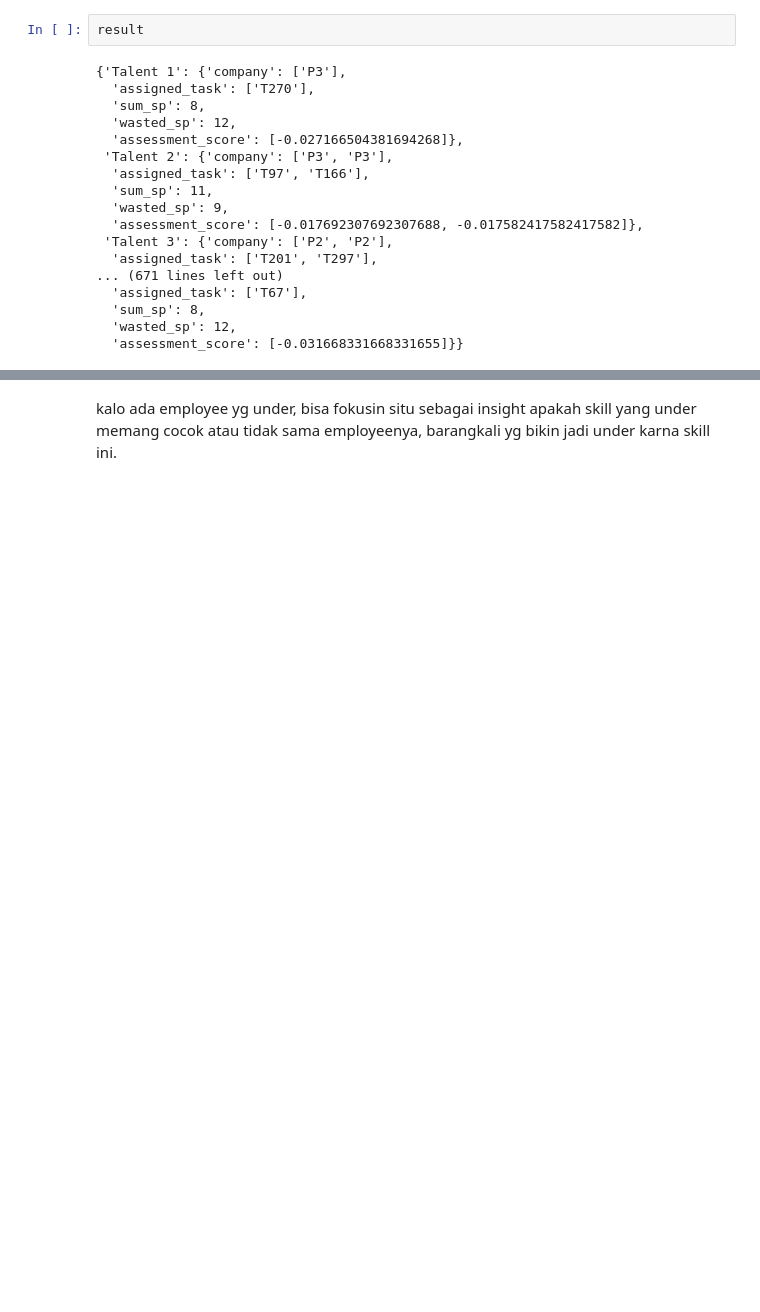
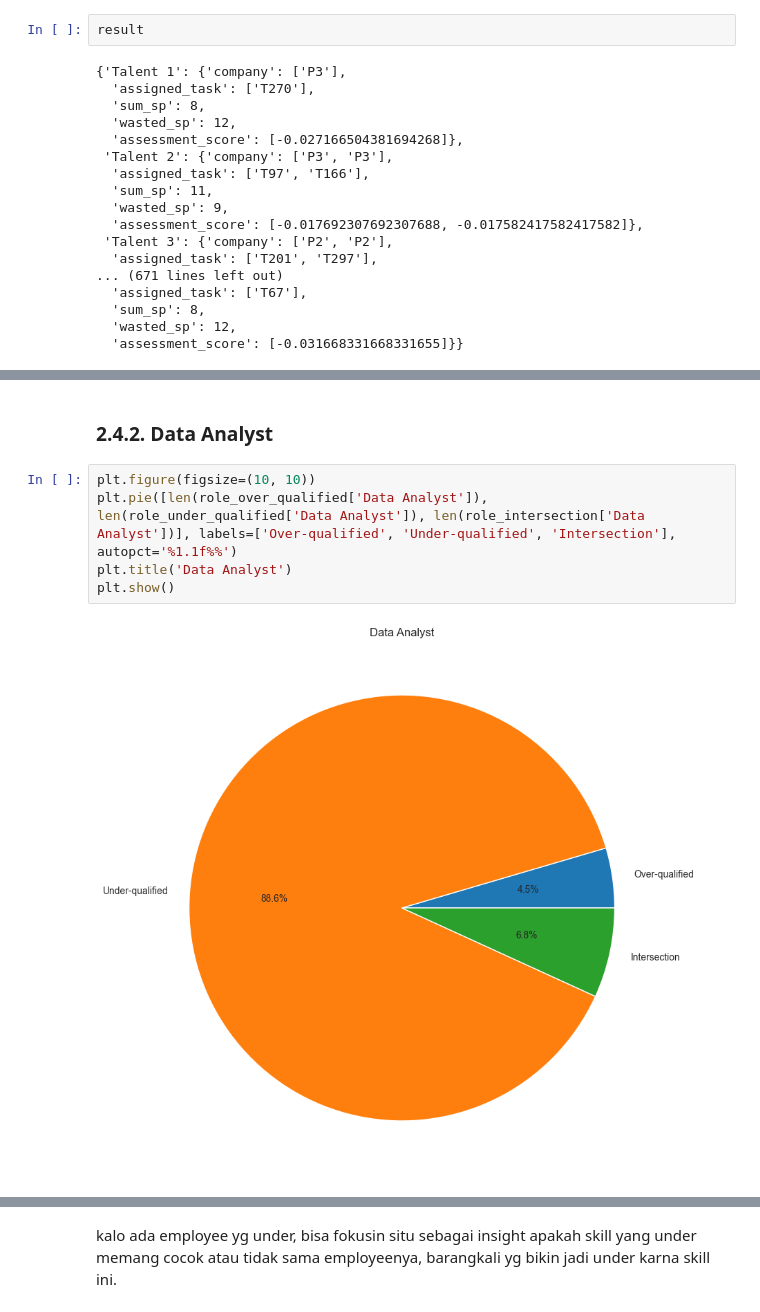
Before and after one commit to TK-Bunga-Matahari/shinchan, a Jupyter notebook: project1_task-management/solution/competency_assesment/manpower_planning.ipynb, the cells around one changed output, grey strips where cells are left out. Cells and saved outputs as stored; diff of their text form; blank space fills up the shorter version.

```diff
--- a/project1_task-management/solution/competency_assesment/manpower_planning.ipynb
+++ b/project1_task-management/solution/competency_assesment/manpower_planning.ipynb
@@ -531,0 +732,9 @@ Talent 112: T67 with score = -0.031668331668331655
+# %% [markdown]
+### 2.4.2. Data Analyst
+# %%
+plt.figure(figsize=(10, 10))
+plt.pie([len(role_over_qualified['Data Analyst']), len(role_under_qualified['Data Analyst']), len(role_intersection['Data Analyst'])], labels=['Over-qualified', 'Under-qualified', 'Intersection'], autopct='%1.1f%%')
+plt.title('Data Analyst')
+plt.show()
+# %% [output]
+[figure, added]
```
Also changed, not shown: parts of 39 cells of this notebook.
